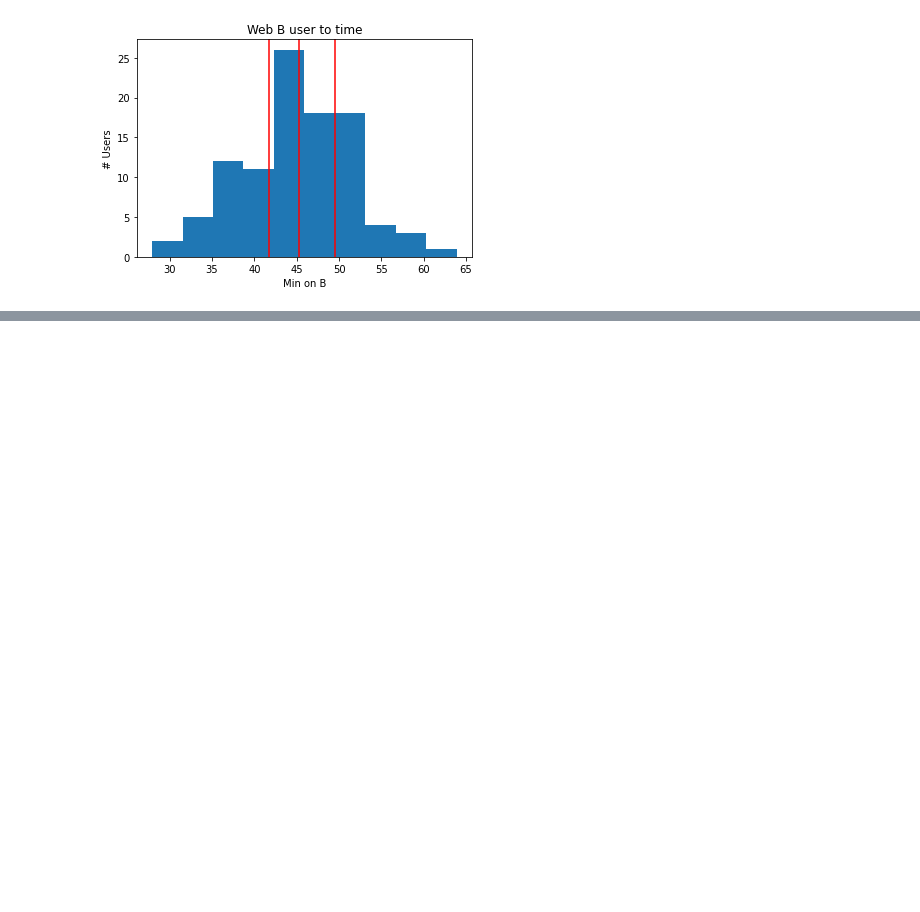
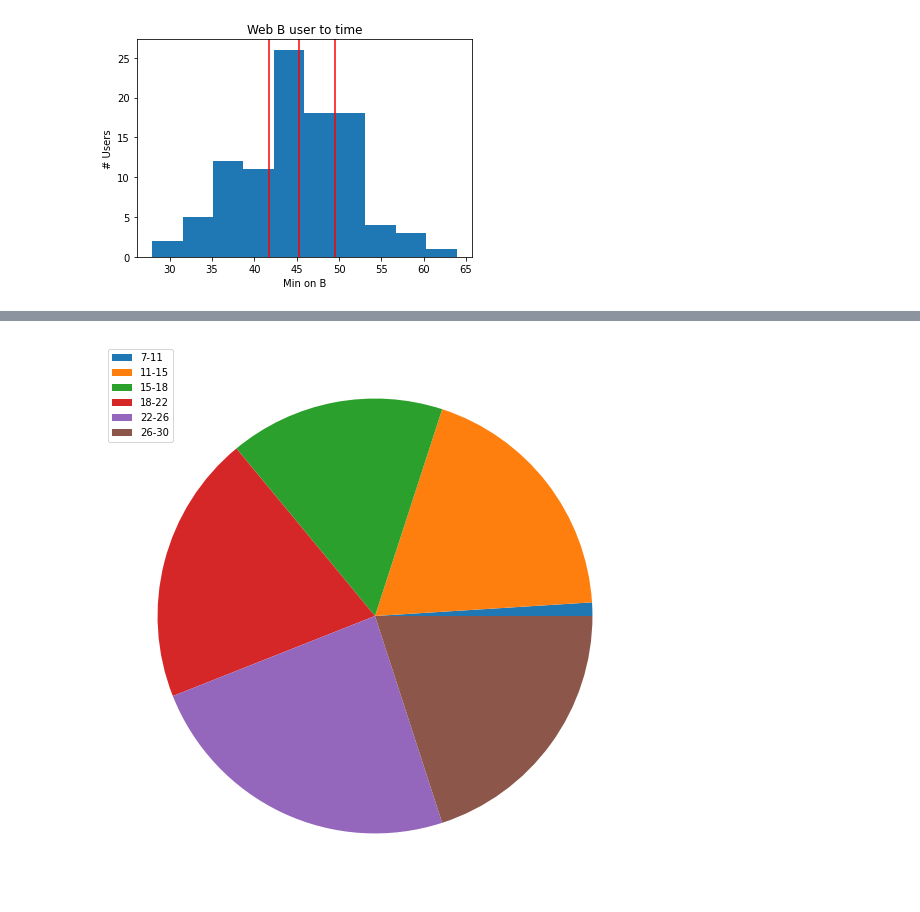
Before and after one commit to Ben-Littell/quality_time, a Jupyter notebook: quality-time.ipynb, the cells around one changed output, grey strips where cells are left out. Saved outputs shown, nothing was run; the diff lists cells and outputs as text; code cells hidden in the pictures; blank space fills up the shorter version.

```diff
--- a/quality-time.ipynb
+++ b/quality-time.ipynb
@@ -102,0 +106,26 @@ def plotpy(data):
+# %%
+def plotpie(data, n):
+    splits, leg = steps(data, n)
+    plt.figure(figsize=(10,10))
+    plt.pie(splits)
+    plt.legend(leg)
+    plt.show()
+
+def steps(data, step):
+    dran = ((max(data) - min(data)) / step)
+    nlist = []
+    tlist = []
+    for number in range(step+1):
+        list2 = []
+        for val in data:
+            if val <= min(data) + dran * number and val>min(data)+dran*(number-1):
+                list2.append(val)
+        nlist.append(len(list2))
+        tlist.append(f'{round(min(data)+dran*(number-1))}-{round(min(data) + dran * number)}')
+
+    return nlist, tlist
+
+
+plotpie(web_a_list, 5)
+# %% [output]
+[figure, added]
```
Also changed, not shown: parts of 3 cells of this notebook.
